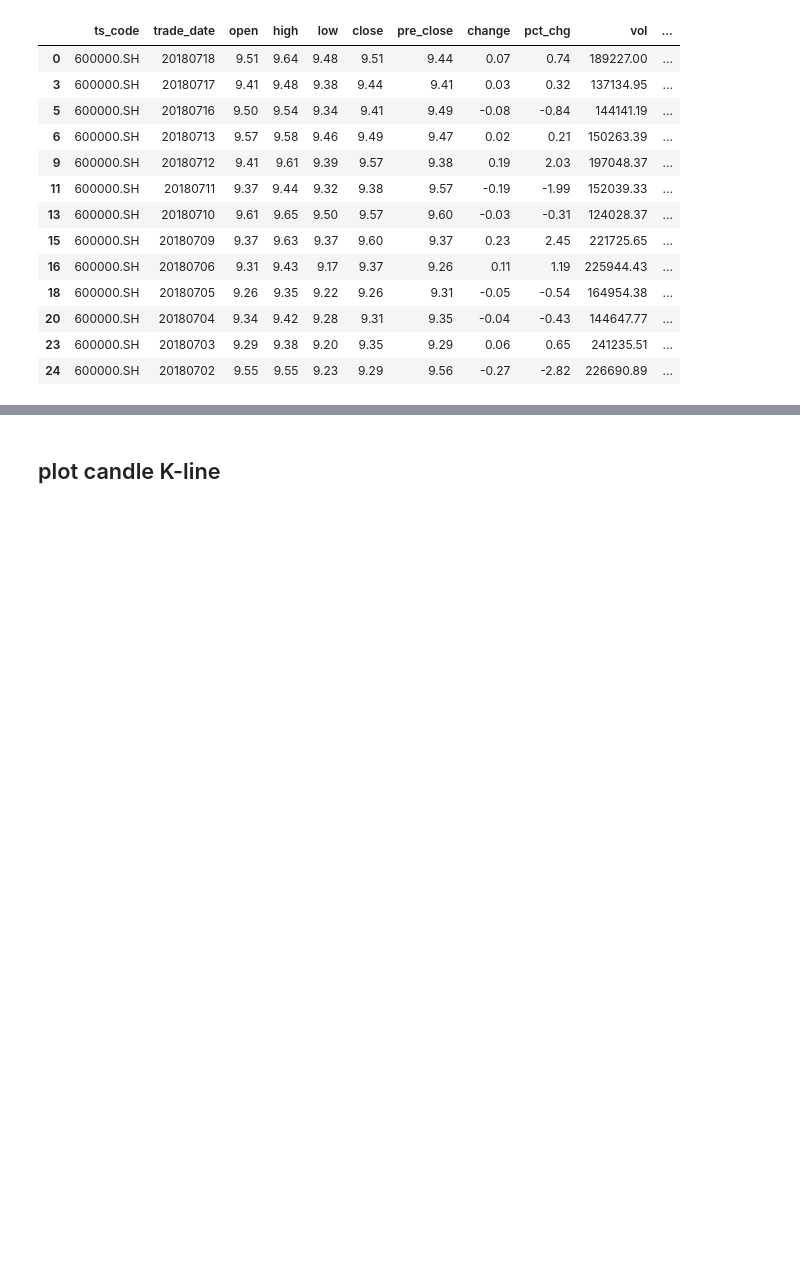
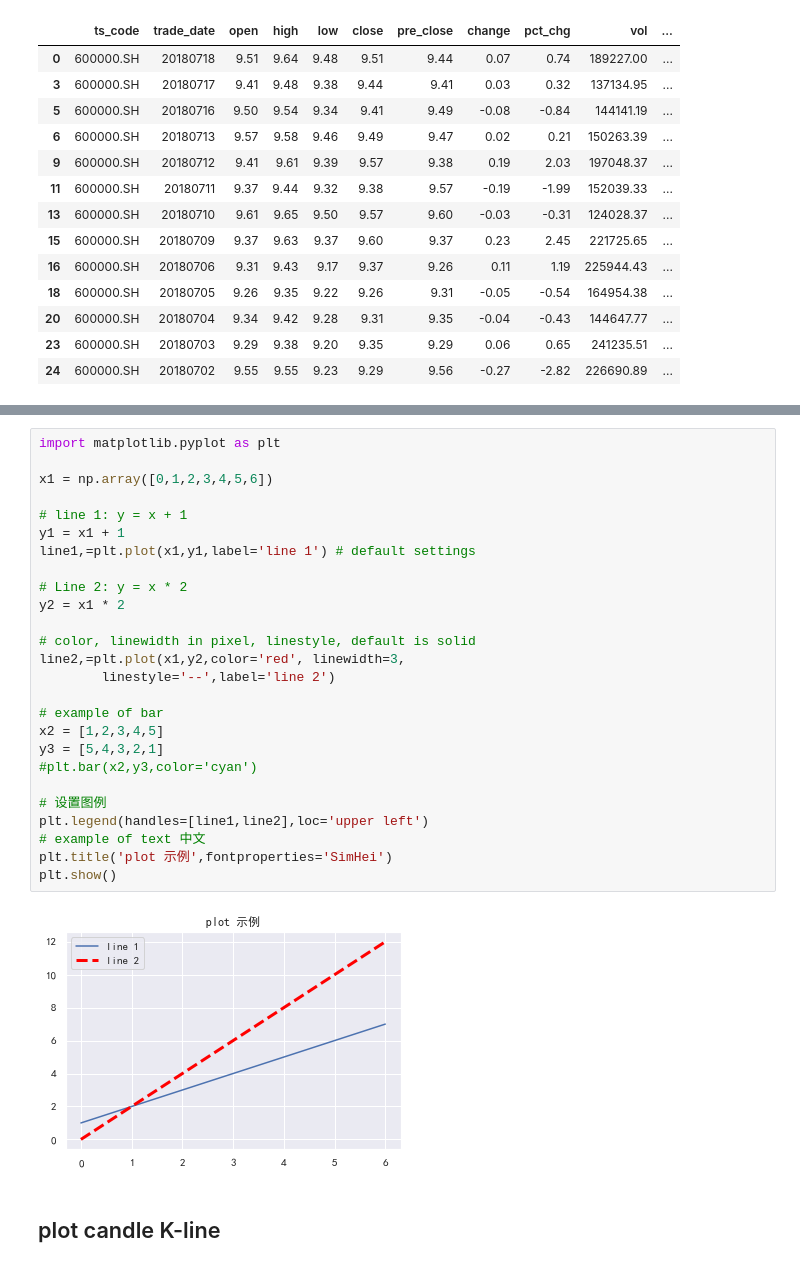
Before and after one commit to Chandlerxlnx/python, a Jupyter notebook: python_lab/Data_analysis_lab.ipynb, the cells around one changed output, grey strips where cells are left out. Drawn from its saved outputs; the diff is of its cells as text; blank space fills up the shorter version.

```diff
--- a/python_lab/Data_analysis_lab.ipynb
+++ b/python_lab/Data_analysis_lab.ipynb
@@ -340,3 +339,31 @@ No handles with labels found to put in legend.
+# %%
+import matplotlib.pyplot as plt
+
+x1 = np.array([0,1,2,3,4,5,6])
+
+# line 1: y = x + 1
+y1 = x1 + 1
+line1,=plt.plot(x1,y1,label='line 1') # default settings
+
+# Line 2: y = x * 2
+y2 = x1 * 2
+
+# color, linewidth in pixel, linestyle, default is solid
+line2,=plt.plot(x1,y2,color='red', linewidth=3,
+        linestyle='--',label='line 2')
+
+# example of bar
+x2 = [1,2,3,4,5]
+y3 = [5,4,3,2,1]
+#plt.bar(x2,y3,color='cyan')
+
+# 设置图例
+plt.legend(handles=[line1,line2],loc='upper left')
+# example of text 中文
+plt.title('plot 示例',fontproperties='SimHei')
+plt.show()
+# %% [output]
+[figure, added]
 # %% [markdown]
 ## plot candle K-line
 # %%
```
Also changed, not shown: parts of 18 cells of this notebook.
